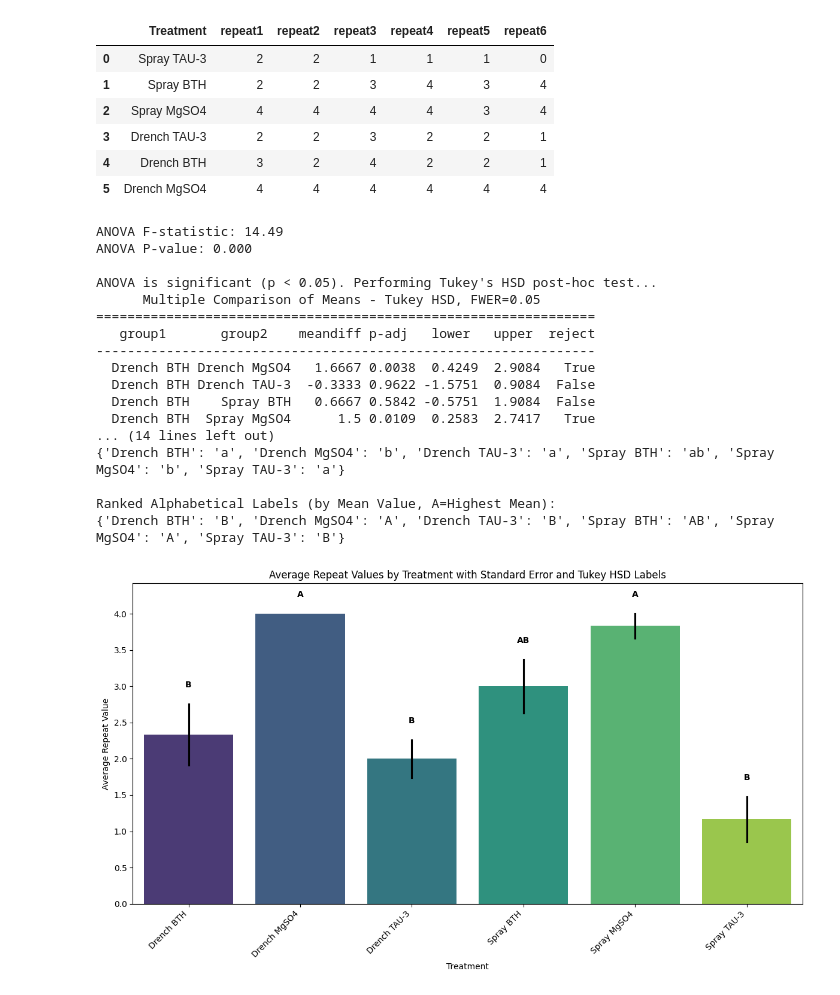
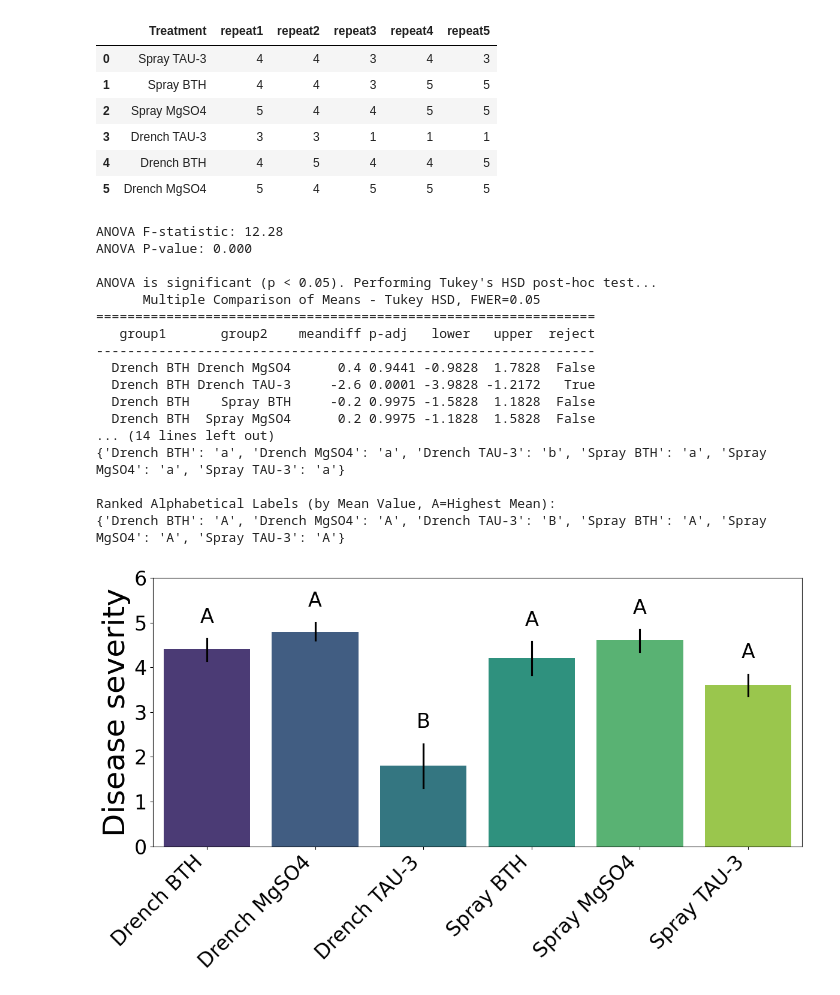
Before and after one commit to jellybbie/study, a Jupyter notebook: scratchpad.ipynb, the cells around one changed output. Drawn from its saved outputs; the diff is of its cells as text; code cells hidden in the pictures.

```diff
--- a/scratchpad.ipynb
+++ b/scratchpad.ipynb
@@ -4,7 +4,7 @@
 import pandas as pd
 
 # Load the Excel file into a DataFrame
-df = pd.read_excel('/content/rawdata-gray03.xlsx')
+df = pd.read_excel('/content/rawdata-gray02.xlsx')
 # %%
 # Display the first 5 rows of the DataFrame
 display(df.head())
@@ -19,8 +19,11 @@ display(df.head())
 import matplotlib.pyplot as plt
 import seaborn as sns
 
+# Dynamically select 'repeat' columns
+repeat_columns = [col for col in df.columns if col.startswith('repeat')]
+
 # Melt the DataFrame to long format for proper error bar calculation
-df_melted = df.melt(id_vars=['Treatment'], value_vars=['repeat1', 'repeat2', 'repeat3', 'repeat4', 'repeat5', 'repeat6'],
+df_melted = df.melt(id_vars=['Treatment'], value_vars=repeat_columns,
                    var_name='Repeat_Number', value_name='Repeat_Value')
 
 # Create the bar plot with error bars (standard error) and black error bar color
@@ -40,13 +43,13 @@ plt.show()
 # %%
 display(df)
 # %% [output]
-|  | Treatment | repeat1 | repeat2 | repeat3 | repeat4 | repeat5 | repeat6 |
-| 0 | Spray TAU-3 | 2 | 2 | 1 | 1 | 1 | 0 |
-| 1 | Spray BTH | 2 | 2 | 3 | 4 | 3 | 4 |
-| 2 | Spray MgSO4 | 4 | 4 | 4 | 4 | 3 | 4 |
-| 3 | Drench TAU-3 | 2 | 2 | 3 | 2 | 2 | 1 |
-| 4 | Drench BTH | 3 | 2 | 4 | 2 | 2 | 1 |
-| 5 | Drench MgSO4 | 4 | 4 | 4 | 4 | 4 | 4 |
+|  | Treatment | repeat1 | repeat2 | repeat3 | repeat4 | repeat5 |
+| 0 | Spray TAU-3 | 4 | 4 | 3 | 4 | 3 |
+| 1 | Spray BTH | 4 | 4 | 3 | 5 | 5 |
+| 2 | Spray MgSO4 | 5 | 4 | 4 | 5 | 5 |
+| 3 | Drench TAU-3 | 3 | 3 | 1 | 1 | 1 |
+| 4 | Drench BTH | 4 | 5 | 4 | 4 | 5 |
+| 5 | Drench MgSO4 | 5 | 4 | 5 | 5 | 5 |
 # %%
 import scipy.stats as stats
 import statsmodels.api as sm
@@ -119,7 +122,7 @@ if p_value < 0.05:
     # --- START OF LOGIC FOR RANKING LABELS BY MEAN VALUE (A=Highest Mean) ---
 
     # 1. Calculate the mean for each treatment (ensures it's up-to-date with df_melted)
-    current_means = df_melted.groupby('Treatment')['Repeat_Value'].mean()
+    current_means = df_melted.groupby('Treatment', observed=False)['Repeat_Value'].mean()
 
     # 2. Determine distinct label components (e.g., 'a', 'b' from 'a', 'b', 'ab')
     distinct_label_components = sorted(list(set("".join(final_labels.values()))))
@@ -160,7 +163,7 @@ else:
     print("\nANOVA is not significant (p >= 0.05). No post-hoc test needed.")
     df_melted['Label'] = '' # No labels if not significant
 # %% [output]
-ANOVA F-statistic: 14.49
+ANOVA F-statistic: 12.28
 ANOVA P-value: 0.000
 
 ANOVA is significant (p < 0.05). Performing Tukey's HSD post-hoc test...
@@ -168,15 +171,15 @@ ANOVA is significant (p < 0.05). Performing Tukey's HSD post-hoc test...
 ================================================================
    group1       group2    meandiff p-adj   lower   upper  reject
 ----------------------------------------------------------------
-  Drench BTH Drench MgSO4   1.6667 0.0038  0.4249  2.9084   True
-  Drench BTH Drench TAU-3  -0.3333 0.9622 -1.5751  0.9084  False
-  Drench BTH    Spray BTH   0.6667 0.5842 -0.5751  1.9084  False
-  Drench BTH  Spray MgSO4      1.5 0.0109  0.2583  2.7417   True
+  Drench BTH Drench MgSO4      0.4 0.9441 -0.9828  1.7828  False
+  Drench BTH Drench TAU-3     -2.6 0.0001 -3.9828 -1.2172   True
+  Drench BTH    Spray BTH     -0.2 0.9975 -1.5828  1.1828  False
+  Drench BTH  Spray MgSO4      0.2 0.9975 -1.1828  1.5828  False
 ... (14 lines left out)
-{'Drench BTH': 'a', 'Drench MgSO4': 'b', 'Drench TAU-3': 'a', 'Spray BTH': 'ab', 'Spray MgSO4': 'b', 'Spray TAU-3': 'a'}
+{'Drench BTH': 'a', 'Drench MgSO4': 'a', 'Drench TAU-3': 'b', 'Spray BTH': 'a', 'Spray MgSO4': 'a', 'Spray TAU-3': 'a'}
 
 Ranked Alphabetical Labels (by Mean Value, A=Highest Mean):
-{'Drench BTH': 'B', 'Drench MgSO4': 'A', 'Drench TAU-3': 'B', 'Spray BTH': 'AB', 'Spray MgSO4': 'A', 'Spray TAU-3': 'B'}
+{'Drench BTH': 'A', 'Drench MgSO4': 'A', 'Drench TAU-3': 'B', 'Spray BTH': 'A', 'Spray MgSO4': 'A', 'Spray TAU-3': 'A'}
 # %%
 import matplotlib.pyplot as plt
 import seaborn as sns
@@ -197,41 +200,43 @@ if 'Label' in df_melted.columns and not df_melted['Label'].eq('').all():
     label_mapping = dict(zip(unique_treatments['Treatment'], unique_treatments['Label']))
 
     # Recalculate means and ses *here* to ensure they are consistent with the plotted data
-    current_means = df_melted.groupby('Treatment')['Repeat_Value'].mean()
-    current_ses = df_melted.groupby('Treatment')['Repeat_Value'].sem()
+    current_means = df_melted.groupby('Treatment', observed=False)['Repeat_Value'].mean()
+    current_ses = df_melted.groupby('Treatment', observed=False)['Repeat_Value'].sem()
 
     max_y_for_labels = ax.get_ylim()[1] # Initialize with current max y-limit
 
     # Iterate over the bars (patches) in the bar plot
     for i, bar in enumerate(ax.patches):
         # Get the treatment name corresponding to this bar
         treatment_name = treatments[i]
 
         # Get the label for this treatment
         label = label_mapping.get(treatment_name, '')
 
         # Get the y-position for the label: top of the bar + standard error + a small offset
         mean_val = current_means.get(treatment_name, 0)
         se_val = current_ses.get(treatment_name, 0)
 
         # Determine the y-coordinate for the text
         # This will be the mean value + its standard error + a small buffer (5% of current max y-limit)
         y_pos = mean_val + se_val + (ax.get_ylim()[1] * 0.05)
 
         ax.text(bar.get_x() + bar.get_width() / 2, y_pos, label,
-                ha='center', va='bottom', fontsize=10, weight='bold')
+                ha='center', va='bottom', fontsize=24, weight='normal') # Font size and weight modified
 
         # Update max_y_for_labels if this label's position is higher
         max_y_for_labels = max(max_y_for_labels, y_pos)
 
-    # Set the y-axis limit to accommodate all labels with a small buffer
-    ax.set_ylim(top=max_y_for_labels * 1.05)
+    # Set the y-axis limit to accommodate all labels with a small buffer and user request
+    ax.set_ylim(top=6) # Adjusted y-axis limit as per user request
 
-plt.title('Average Repeat Values by Treatment with Standard Error and Tukey HSD Labels')
-plt.xlabel('Treatment')
-plt.ylabel('Average Repeat Value')
-plt.xticks(rotation=45, ha='right')
+# Remove the title
+# plt.title('Average Repeat Values by Treatment with Standard Error and Tukey HSD Labels', fontsize=36)
+plt.xlabel('') # Removed x-axis label as per user request
+plt.ylabel('Disease severity', fontsize=36) # Changed y-axis label as per user request
+plt.xticks(rotation=45, ha='right', fontsize=24) # Font size tripled (assuming 8pt default)
+plt.yticks(fontsize=24) # Font size tripled (assuming 8pt default)
 plt.tight_layout()
 plt.show()
 # %% [output]
-[figure, old version]
+[figure, new version]
```
Also changed, not shown: parts of 2 cells of this notebook.
